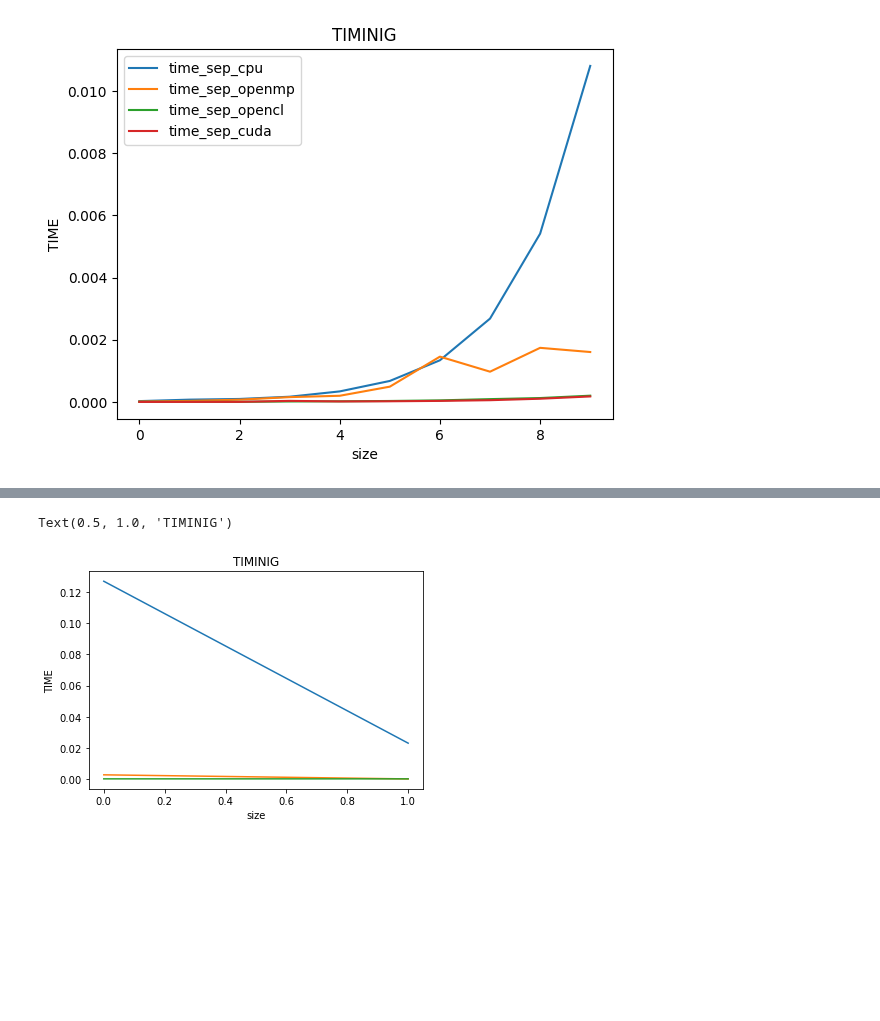
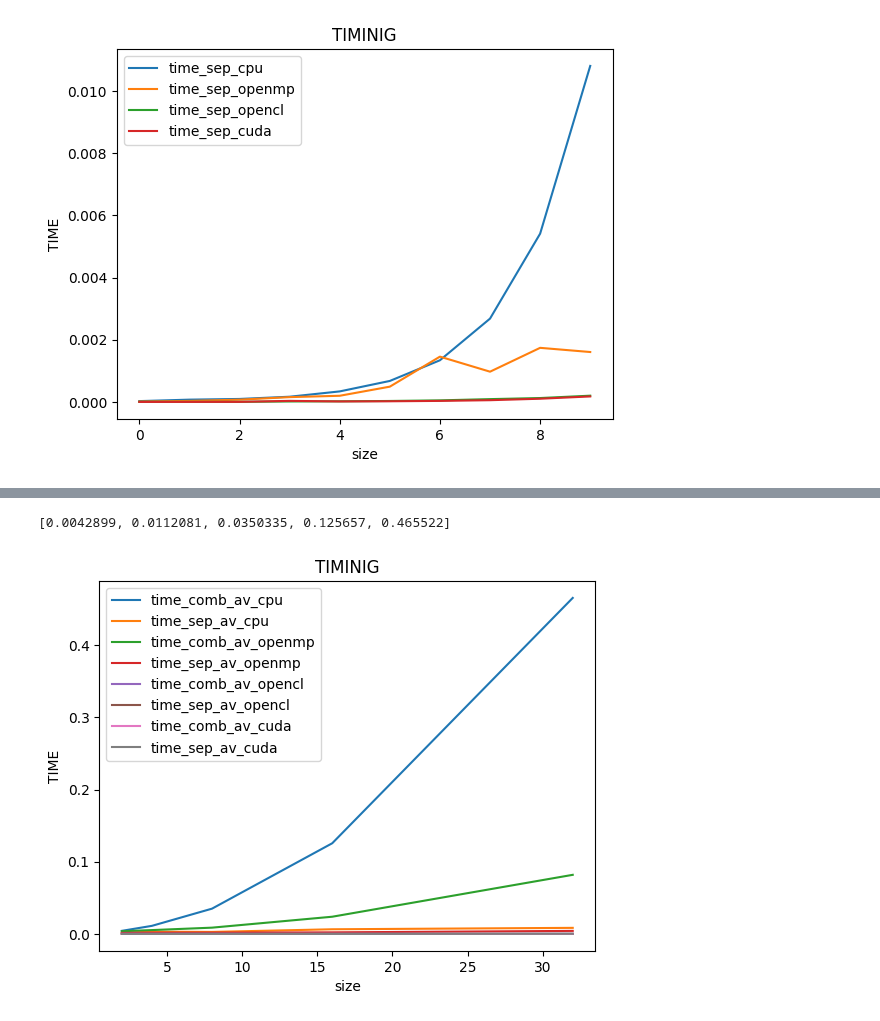
Before and after one commit to beanaas/GPU_stuff, a Jupyter notebook: Lab3/sum.ipynb, the cells around one changed output, grey strips where cells are left out. Cells and saved outputs as stored; diff of their text form; code cells hidden in the pictures; blank space fills up the shorter version.

```diff
--- a/Lab3/sum.ipynb
+++ b/Lab3/sum.ipynb
@@ -90,14 +105,34 @@ print(time_comb_av)
-# %%
-import matplotlib.pyplot as plt
-
-plt.plot(time_comb_av, label='time_comb_av')
-plt.plot(time_sep_av, label='time_sep_av')
-plt.plot(time_sep_gauss, label='time_sep_gauss')
-
-# Adding labels and title
-plt.xlabel('size')
-plt.ylabel('TIME')
-plt.title('TIMINIG')
-# %% [output]
-Text(0.5, 1.0, 'TIMINIG')
-[figure, removed]
+# %%
+import matplotlib.pyplot as plt
+
+x = [2, 4, 8, 16, 32]
+
+print(time_comb_av_cpu)
+
+plt.plot(x,time_comb_av_cpu,   label='time_comb_av_cpu')
+plt.plot(x,time_sep_av_cpu, label='time_sep_av_cpu')
+
+plt.plot(x,time_comb_av_openmp, label='time_comb_av_openmp')
+plt.plot(x,time_sep_av_openmp, label='time_sep_av_openmp')
+
+plt.plot(x,time_comb_av_opencl, label='time_comb_av_opencl')
+plt.plot(x,time_sep_av_opencl, label='time_sep_av_opencl')
+
+plt.plot(x,time_comb_av_cuda, label='time_comb_av_cuda')
+plt.plot(x,time_sep_av_cuda, label='time_sep_av_cuda')
+
+#plt.plot(time_sep_gauss_cpu, label='time_sep_gauss_cpu')
+#plt.plot(time_sep_gauss_openmp, label='time_sep_gauss_openmp')
+#plt.plot(time_sep_gauss_opencl, label='time_sep_gauss_opencl')
+#plt.plot(time_sep_gauss_cuda, label='time_sep_gauss_cuda')
+
+plt.xlabel('size')
+plt.ylabel('TIME')
+plt.title('TIMINIG')
+
+plt.legend()
+
+plt.show()
+# %% [output]
+[0.0042899, 0.0112081, 0.0350335, 0.125657, 0.465522]
+[figure, added]
```
Also changed, not shown: parts of 1 cell of this notebook, 11 other files.
